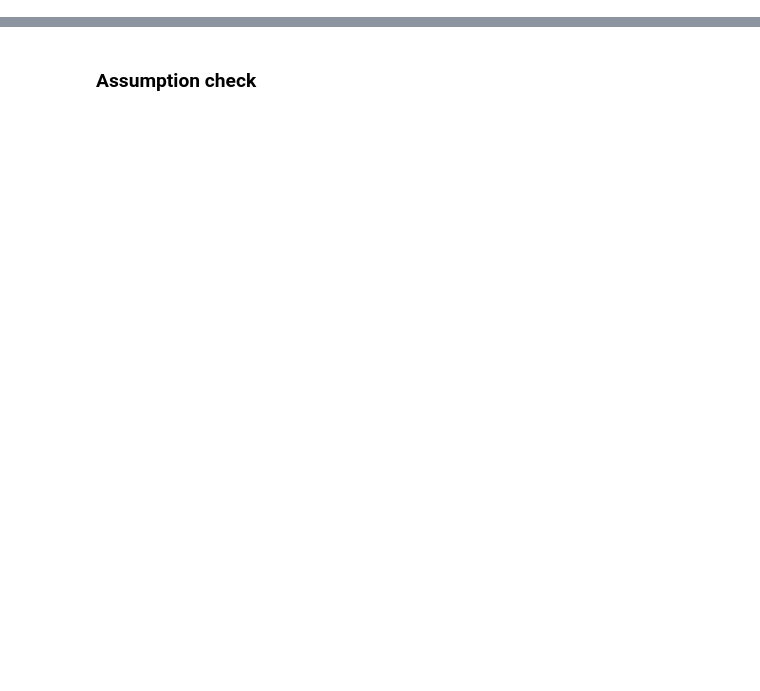
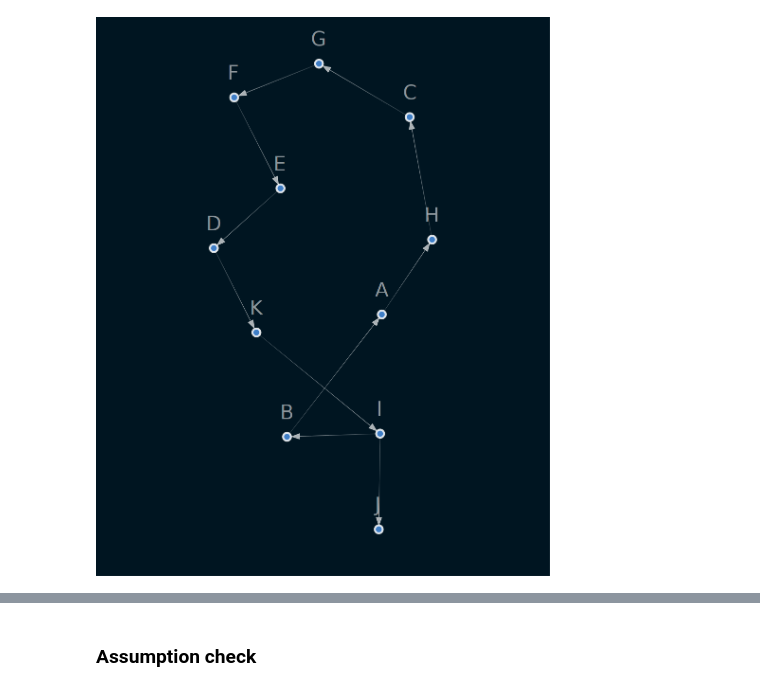
Before and after one commit to manyu252/CompStats, a Jupyter notebook: NOTEARS.ipynb, the cells around one changed output, grey strips where cells are left out. Saved outputs shown, nothing was run; the diff lists cells and outputs as text; code cells hidden in the pictures; blank space fills up the shorter version.

Commit message:
Results Methods- NOTEARS -DirectLingam

```diff
--- a/NOTEARS.ipynb
+++ b/NOTEARS.ipynb
@@ -38,0 +34,16 @@ from castle.algorithms import Notears
+# %%
+from causalnex.structure.notears import from_pandas
+from causalnex.plots import plot_structure, NODE_STYLE, EDGE_STYLE
+from IPython.display import Image
+
+sm = from_pandas(data)
+sm.remove_edges_below_threshold(0.6)
+viz = plot_structure(
+    sm,
+    graph_attributes={"scale": "0.6"},
+    all_node_attributes=NODE_STYLE.WEAK,
+    all_edge_attributes=EDGE_STYLE.WEAK,
+    prog='fdp',
+)
+Image(viz.draw(format='png'))
+# %% [output]
@@ -38,0 +67 @@ from castle.algorithms import Notears
+[figure, added]
```
Also changed, not shown: parts of 9 cells of this notebook, 2 other files.
